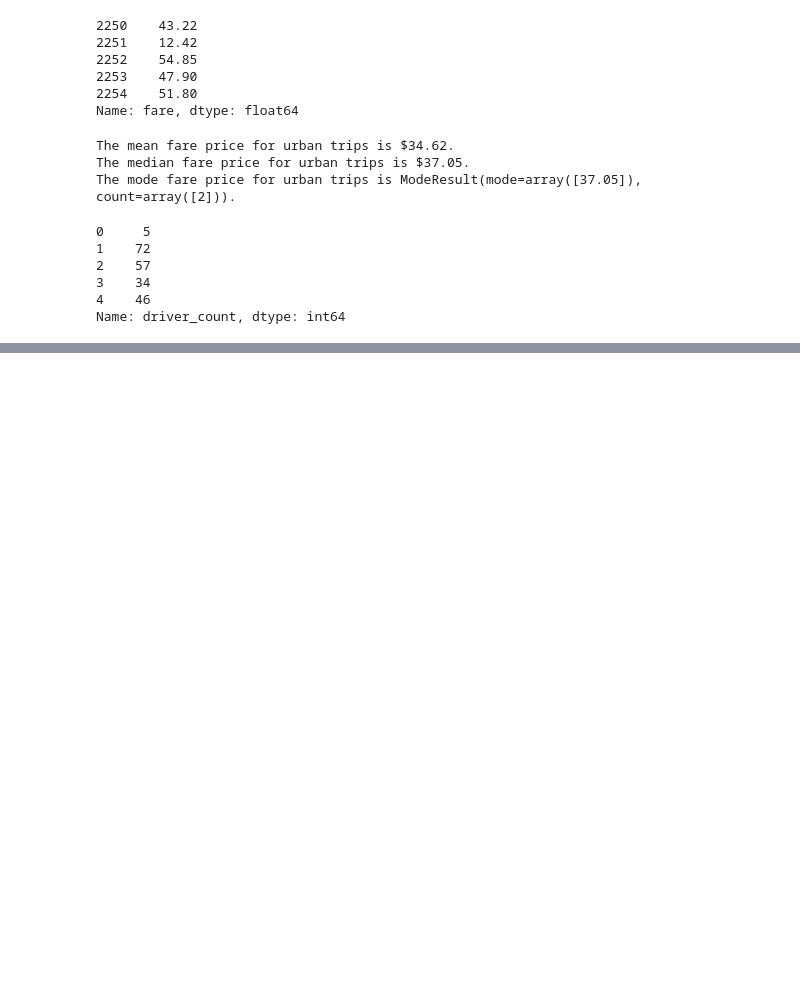
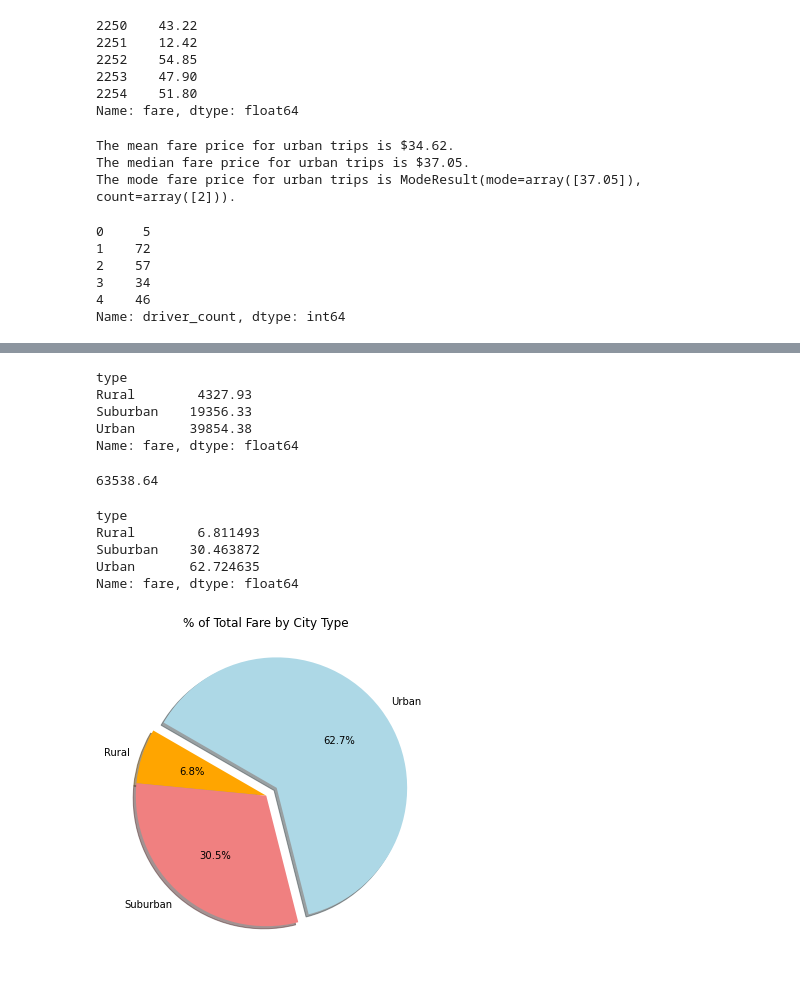
Before and after one commit to e-sycheung/Pyber_Analysis, a Jupyter notebook: PyBer.ipynb, the cells around one changed output, grey strips where cells are left out. Drawn from its saved outputs; the diff is of its cells as text; code cells hidden in the pictures; blank space fills up the shorter version.

Commit message:
adding pie chart that displays total fare by cty type

```diff
--- a/PyBer.ipynb
+++ b/PyBer.ipynb
@@ -723,0 +725,44 @@ Name: driver_count, dtype: float64
+# %%
+#get total fares for each city type
+sum_fares_type = pyber_data_df.groupby(["type"]).sum()["fare"]
+sum_fares_type
+# %% [output]
+type
+Rural        4327.93
+Suburban    19356.33
+Urban       39854.38
+Name: fare, dtype: float64
+# %%
+#get the overall total fares
+total_fares = pyber_data_df["fare"].sum()
+total_fares
+# %% [output]
+63538.64
+# %%
+#calculate percentage by city
+type_percentage = 100 * pyber_data_df.groupby(["type"]).sum()["fare"] / pyber_data_df["fare"].sum()
+type_percentage
+# %% [output]
+type
+Rural        6.811493
+Suburban    30.463872
+Urban       62.724635
+Name: fare, dtype: float64
+# %%
+#import mpl to change plot config using rcParams.
+import matplotlib as mpl
+
+#create a pie chart based on fare percentage by city types
+plt.subplots(figsize=(10, 6))
+plt.pie(type_percentage,
+        labels=['Rural','Suburban','Urban'],
+        colors=['orange','lightcoral','lightblue'],
+        explode=[0, 0, 0.1],
+        autopct='%1.1f%%',
+        shadow=True, startangle=150)
+plt.title("% of Total Fare by City Type")
+#change defaul font size from 10 to 14
+mpl.rcParams['font.size'] = 14
+plt.show()
+# %% [output]
+[figure, added]
```
Also changed, not shown: parts of 31 cells of this notebook, 1 other file.
